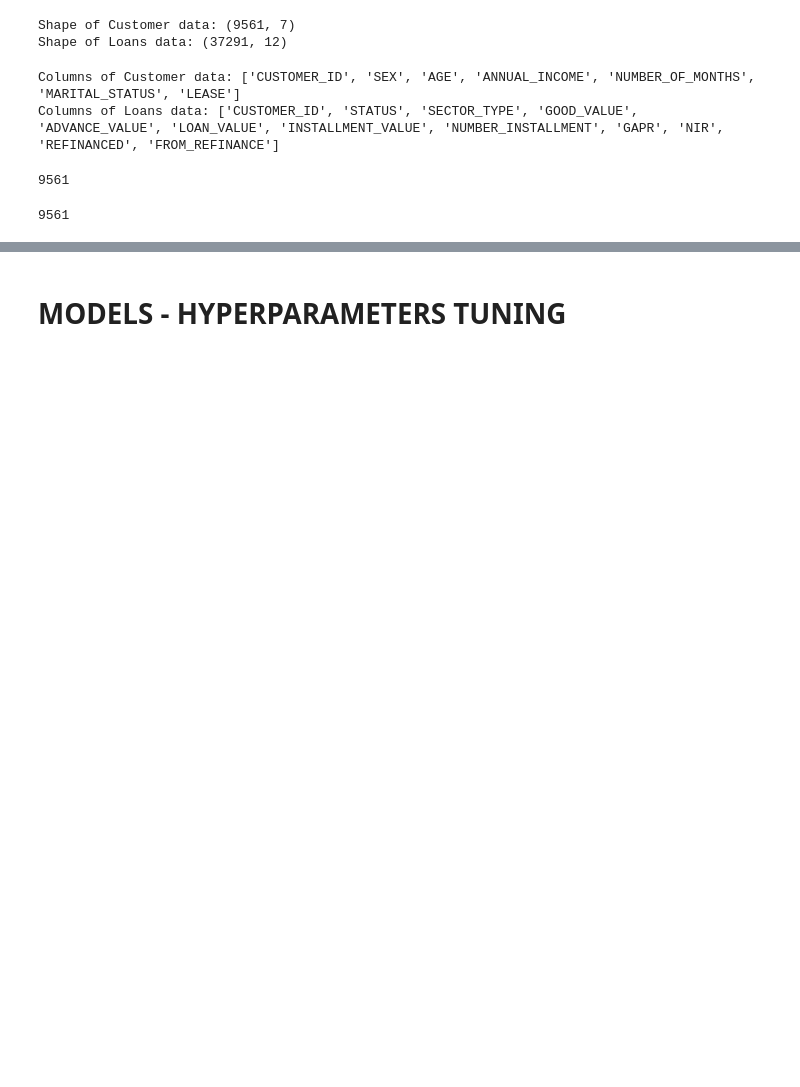
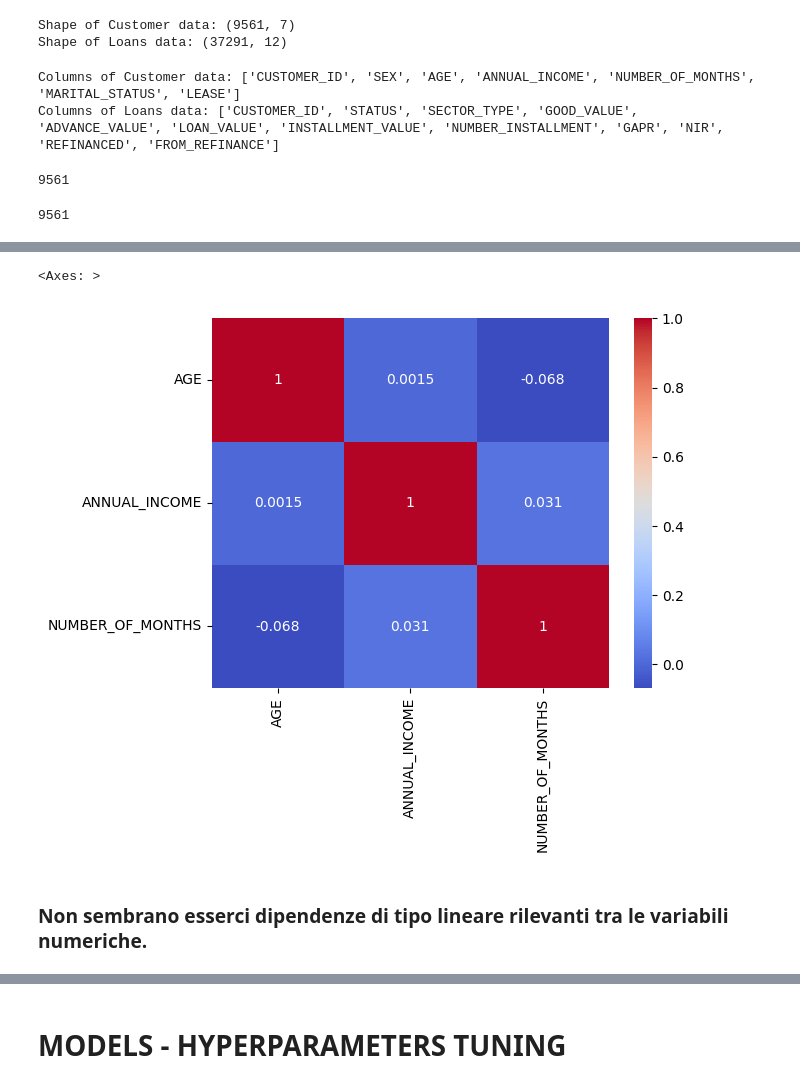
Before and after one commit to danicugni/Data-Science-Assignment---use-case-1, a Jupyter notebook: Data Science Assignment - use case 1.ipynb, the cells around one changed output, grey strips where cells are left out. Saved outputs shown, nothing was run; the diff lists cells and outputs as text; code cells hidden in the pictures; blank space fills up the shorter version.

```diff
--- a/Data Science Assignment - use case 1.ipynb
+++ b/Data Science Assignment - use case 1.ipynb
@@ -221,3 +164,0 @@ def impute_na(df, var):
-# %%
-for var in vars_with_na:
-    df_cdata = impute_na(df_cdata, var)
@@ -248,0 +177,2 @@ Name: proportion, dtype: float64
+# %%
+df_cdata_train, df_cdata_test = train_test_split(df_cdata, test_size=0.25, random_state=42)
@@ -248,0 +241,10 @@ Name: proportion, dtype: float64
+# %%
+num_features_cdata = ['AGE', 'ANNUAL_INCOME', 'NUMBER_OF_MONTHS']
+cat_features_cdata = ['SEX', 'MARITAL_STATUS', 'LEASE']
+# %%
+sns.heatmap(df_cdata_train[num_features_cdata].corr(),annot=True, cmap = "coolwarm")
+# %% [output]
+<Axes: >
+[figure, added]
+# %% [markdown]
+### Non sembrano esserci dipendenze di tipo lineare rilevanti tra le variabili numeriche.
```
Also changed, not shown: parts of 174 cells of this notebook, 9 other files.
